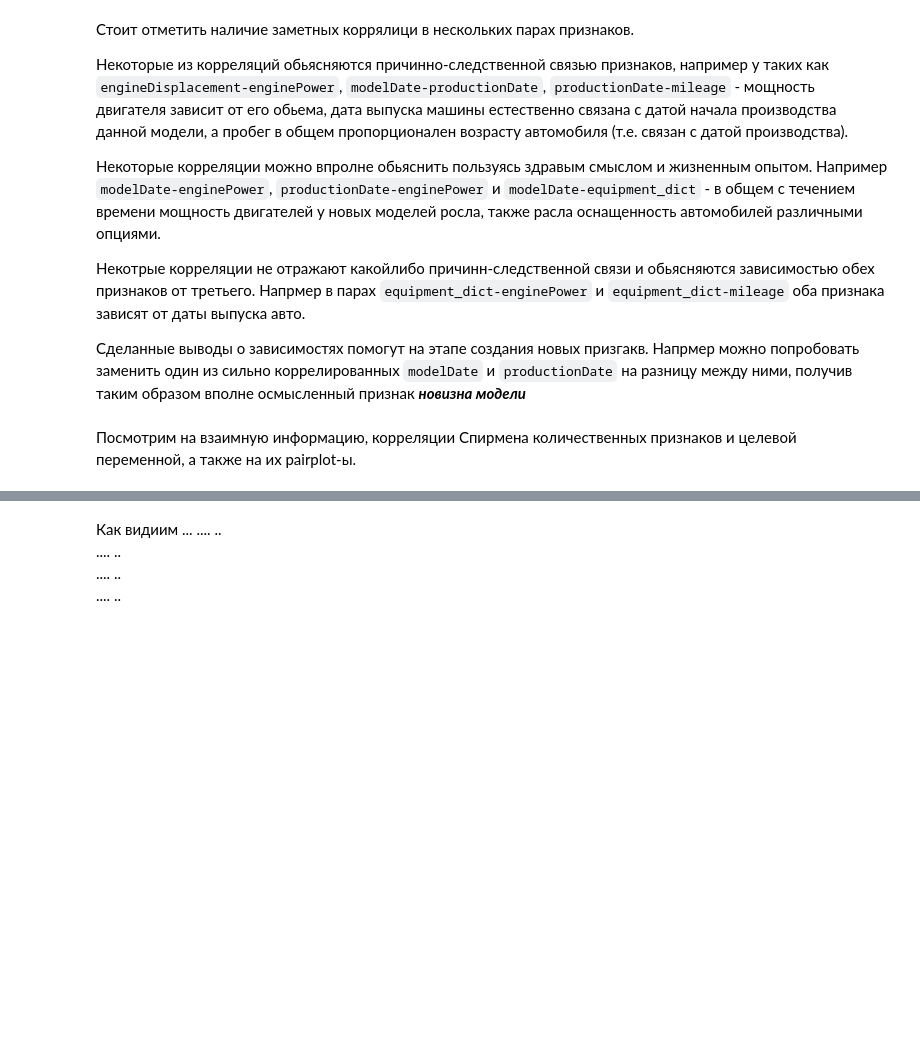
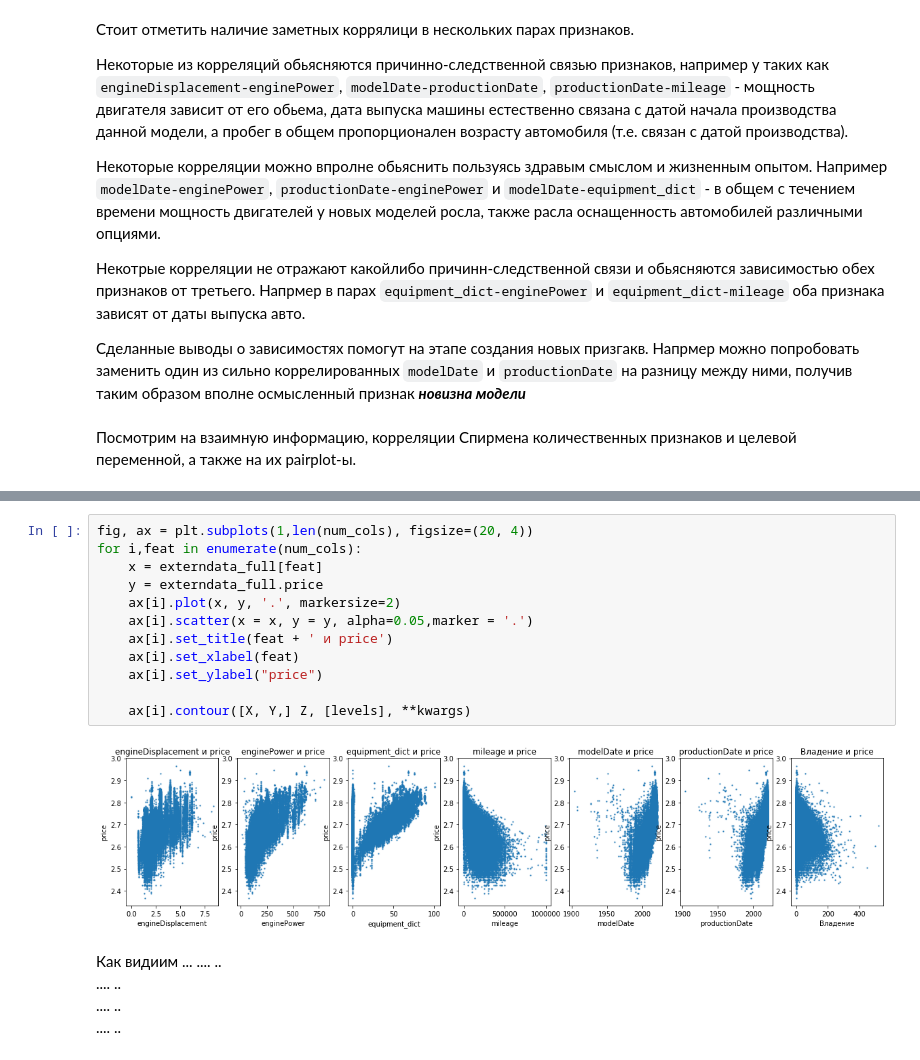
Before and after one commit to IvanovDmitryV/skillfactory_rds, a Jupyter notebook: Unit_7/Project_7_EDA0909.ipynb, the cells around one changed output, grey strips where cells are left out. Saved outputs shown, nothing was run; the diff lists cells and outputs as text; blank space fills up the shorter version.

```diff
--- a/Unit_7/Project_7_EDA0909.ipynb
+++ b/Unit_7/Project_7_EDA0909.ipynb
@@ -323,4 +304,18 @@ Wall time: 2min 56s
 [figure]
+# %%
+fig, ax = plt.subplots(1,len(num_cols), figsize=(20, 4))
+for i,feat in enumerate(num_cols):
+    x = externdata_full[feat]
+    y = externdata_full.price
+    ax[i].plot(x, y, '.', markersize=2)
+    ax[i].scatter(x = x, y = y, alpha=0.05,marker = '.')
+    ax[i].set_title(feat + ' и price')
+    ax[i].set_xlabel(feat)
+    ax[i].set_ylabel("price")
+
+    ax[i].contour([X, Y,] Z, [levels], **kwargs)
+# %% [output]
+[figure, added]
 # %% [markdown]
 Как видиим ... .... ..
 .... ..
```
Also changed, not shown: parts of 9 cells of this notebook.
